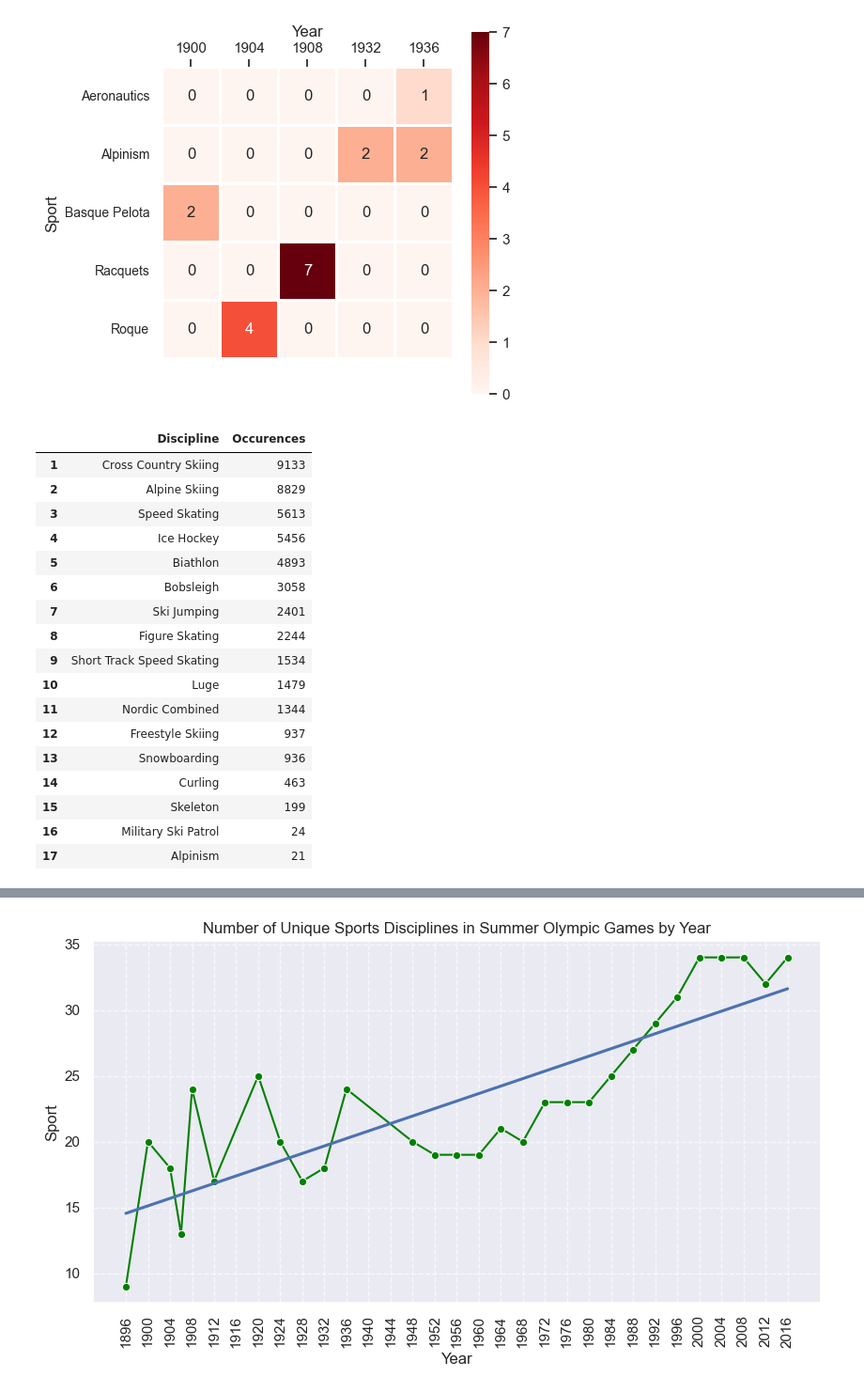
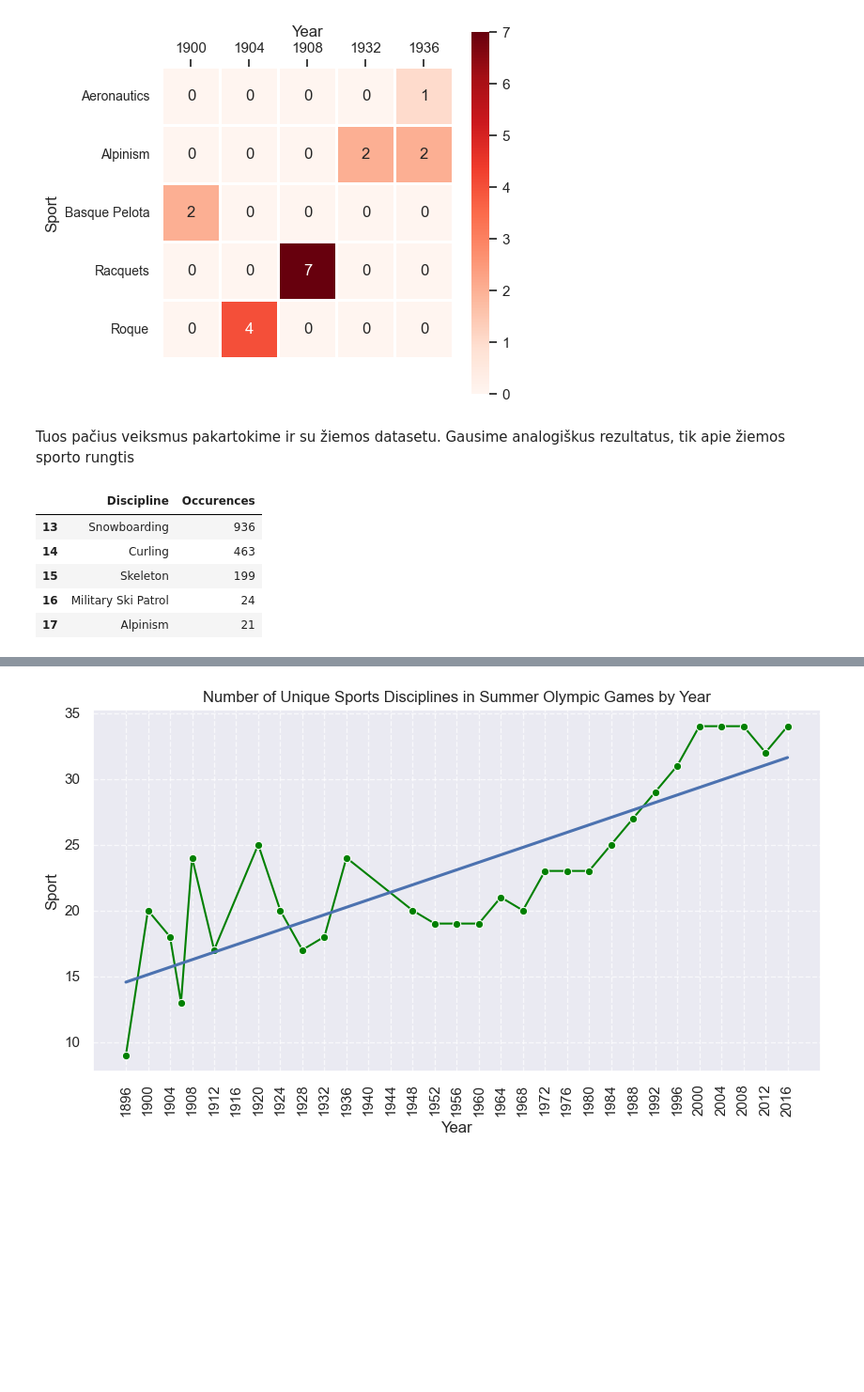
Before and after one commit to kilciukas/Olympic_dataset_exploration, a Jupyter notebook: Notebook_v2/Olimpines_notebook_v2.ipynb, the cells around one changed output, grey strips where cells are left out. Shown at 94% size. Drawn from its saved outputs; the diff is of its cells as text; code cells hidden in the pictures; blank space fills up the shorter version.

```diff
--- a/Notebook_v2/Olimpines_notebook_v2.ipynb
+++ b/Notebook_v2/Olimpines_notebook_v2.ipynb
@@ -176,23 +215,13 @@ heatmap_creator.configure_labels(10,10, 'top')
+# %% [markdown]
+Tuos pačius veiksmus pakartokime ir su žiemos datasetu. Gausime analogiškus rezultatus, tik apie žiemos sporto rungtis
 # %%
 disciplines_winter = winter_df.groupby('Sport')['Season'].count().reset_index()
 disciplines_winter = disciplines_winter.sort_values(by='Season', ascending=False).reset_index(drop=True)
 disciplines_winter.columns=['Discipline', 'Occurences']
 disciplines_winter.index +=1
-disciplines_winter
+disciplines_winter.tail()
 # %% [output]
 |  | Discipline | Occurences |
-| 1 | Cross Country Skiing | 9133 |
-| 2 | Alpine Skiing | 8829 |
-| 3 | Speed Skating | 5613 |
-| 4 | Ice Hockey | 5456 |
-| 5 | Biathlon | 4893 |
-| 6 | Bobsleigh | 3058 |
-| 7 | Ski Jumping | 2401 |
-| 8 | Figure Skating | 2244 |
-| 9 | Short Track Speed Skating | 1534 |
-| 10 | Luge | 1479 |
-| 11 | Nordic Combined | 1344 |
-| 12 | Freestyle Skiing | 937 |
 | 13 | Snowboarding | 936 |
 | 14 | Curling | 463 |
 | 15 | Skeleton | 199 |
```
Also changed, not shown: parts of 35 cells of this notebook, 1 other file.
